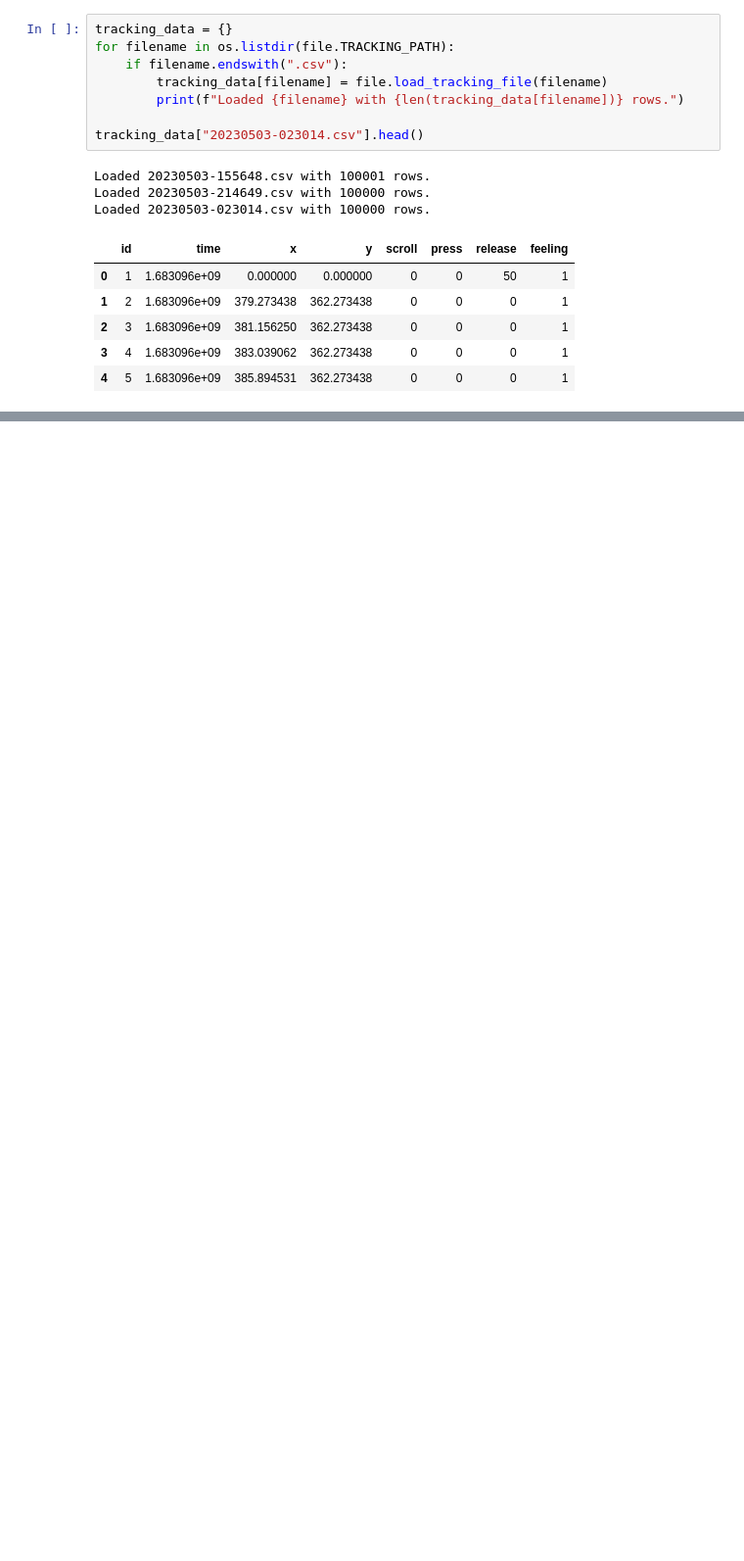
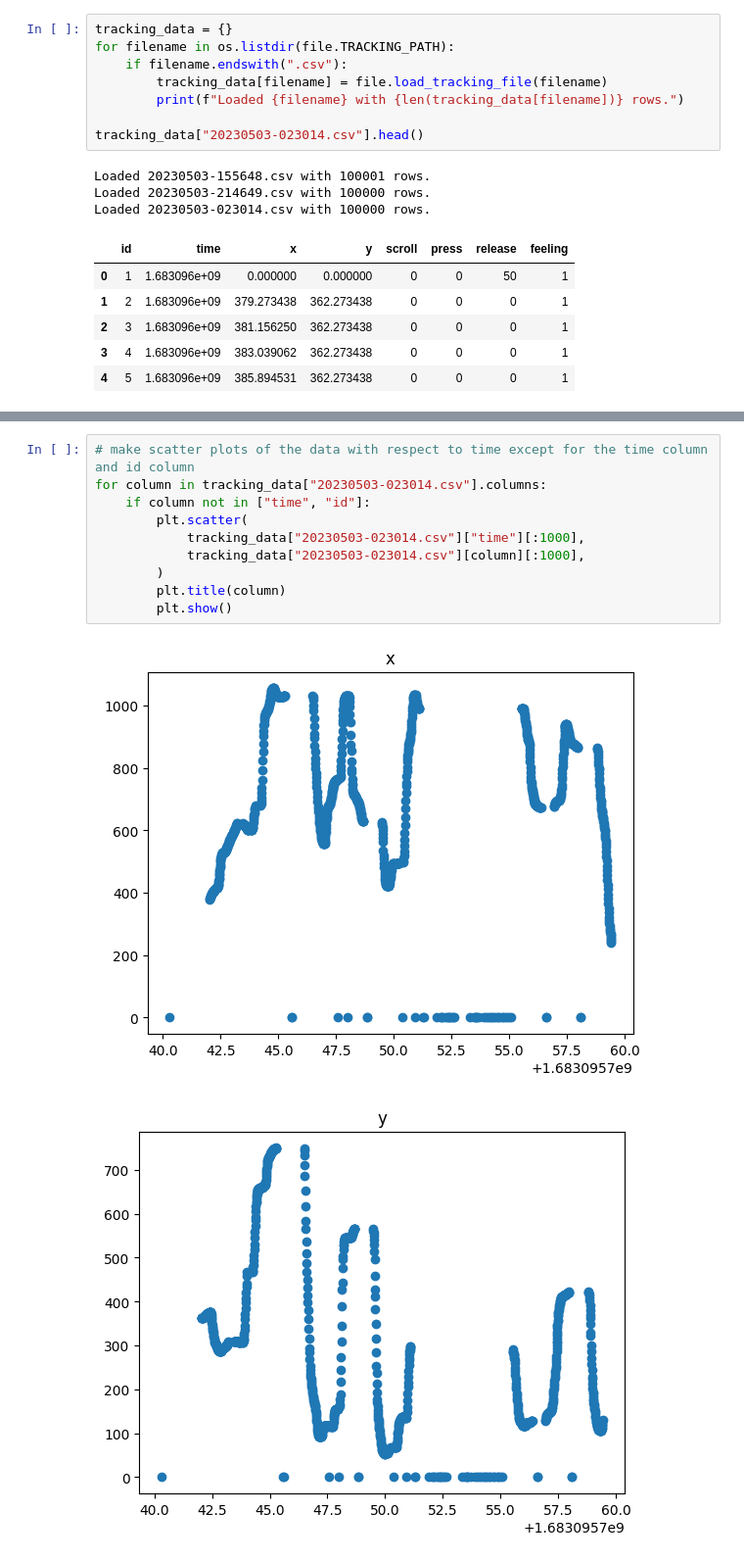
Before and after one commit to hiyaryan/chillpill, a Jupyter notebook: tracking.ipynb, the cells around one changed output, grey strips where cells are left out. Shown at 98% size. Cells and saved outputs as stored; diff of their text form; blank space fills up the shorter version.

Commit message:
WIP: initial scatter plots and histograms

```diff
--- a/tracking.ipynb
+++ b/tracking.ipynb
@@ -28,0 +61,13 @@ Loaded 20230503-023014.csv with 100000 rows.
+# %%
+# make scatter plots of the data with respect to time except for the time column and id column
+for column in tracking_data["20230503-023014.csv"].columns:
+    if column not in ["time", "id"]:
+        plt.scatter(
+            tracking_data["20230503-023014.csv"]["time"][:1000],
+            tracking_data["20230503-023014.csv"][column][:1000],
+        )
+        plt.title(column)
+        plt.show()
+# %% [output]
+[figure, added]
+[figure, added]
```
Also changed, not shown: parts of 10 cells of this notebook.
